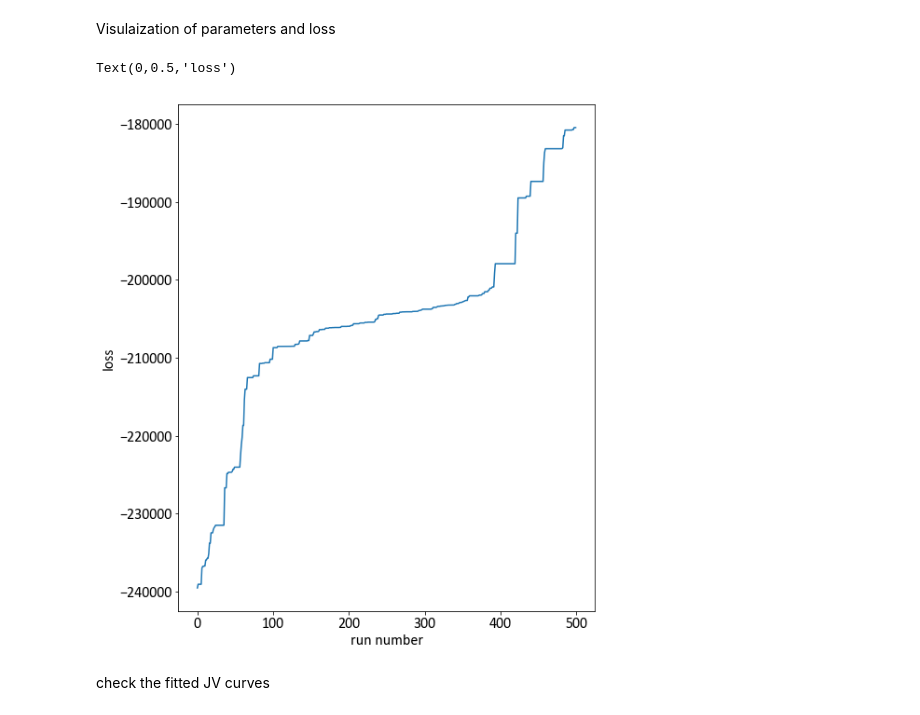
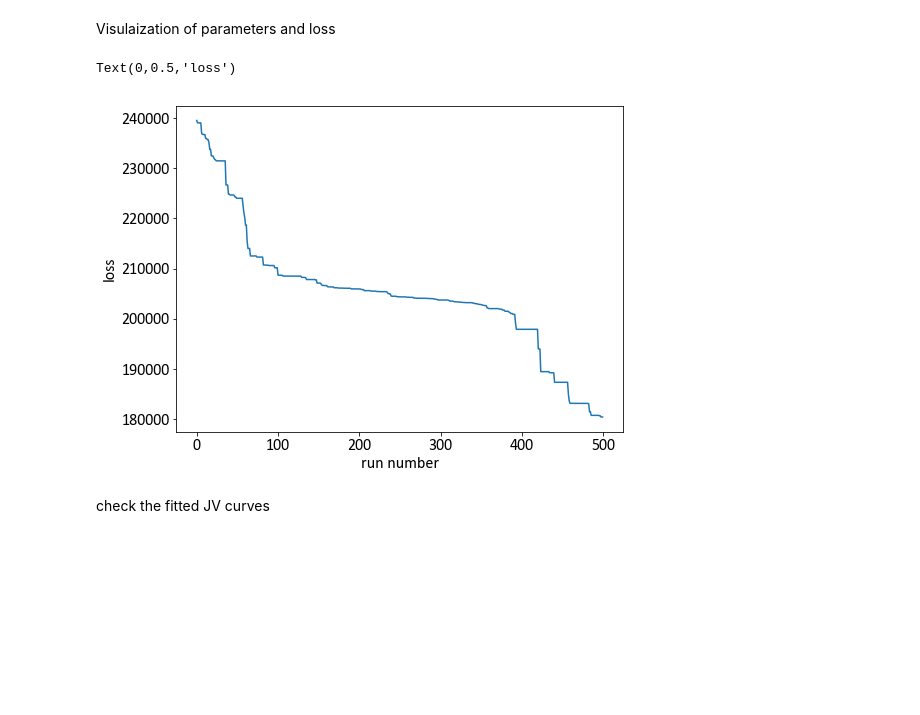
Before and after one commit to PV-Lab/BayesProcess, a Jupyter notebook: demo.ipynb, the cells around one changed output. Cells and saved outputs as stored; diff of their text form; code cells hidden in the pictures; blank space fills up the shorter version.

```diff
--- a/demo.ipynb
+++ b/demo.ipynb
@@ -381,12 +385,12 @@ Visulaization of parameters and loss
 # %%
 #visulize loss
 plt.figure()
-plt.plot(zero_flat_loss[1,:])
+plt.plot(-1*zero_flat_loss[1,:])
 plt.xlabel('run number')
 plt.ylabel('loss')
 # %% [output]
 Text(0,0.5,'loss')
-[figure, old version]
+[figure, new version]
 # %%
 #function to show the predicted JV
 def check_plot(theta,x,sim):
```
Also changed, not shown: parts of 14 cells of this notebook.
